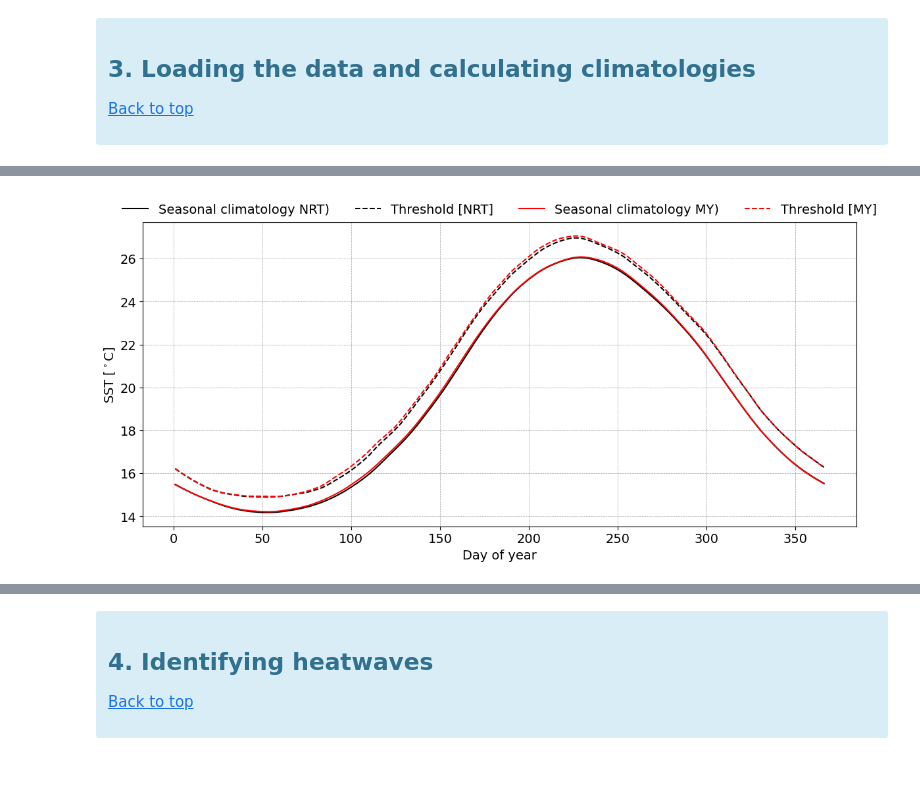
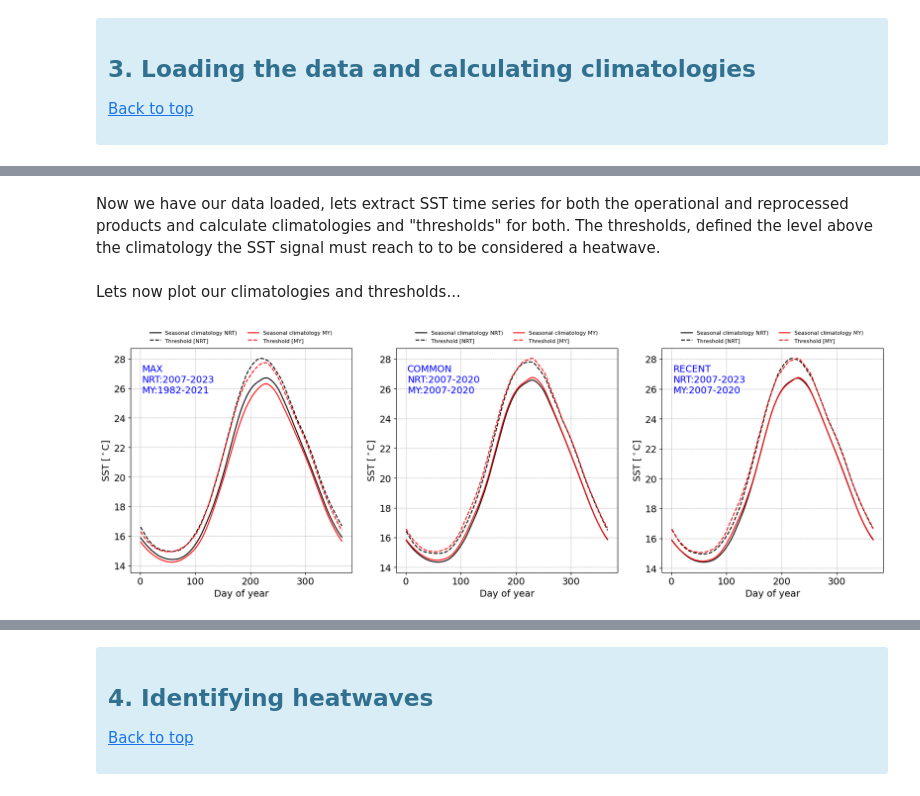
Before and after one commit to wekeo/ocean-case-studies, a Jupyter notebook: Case_studies/Ocean_phenomena/Basin_scale_variability/Atlantic_Med_SST_anomalies_MHW_2023/Med_MHW_2023.ipynb, the cells around one changed output, grey strips where cells are left out. Drawn from its saved outputs; the diff is of its cells as text; code cells hidden in the pictures.

```diff
--- a/Case_studies/Ocean_phenomena/Basin_scale_variability/Atlantic_Med_SST_anomalies_MHW_2023/Med_MHW_2023.ipynb
+++ b/Case_studies/Ocean_phenomena/Basin_scale_variability/Atlantic_Med_SST_anomalies_MHW_2023/Med_MHW_2023.ipynb
@@ -143,4 +158,0 @@ Calculate climatology
-# %%
-for tag in tags:
-    heatwaves[tag]["SST_time_series"] = heatwaves[tag][f"dataset"]["analysed_sst"] - 273.15
-    heatwaves[tag]["clim"] = threshold(heatwaves[tag]["SST_time_series"])
@@ -149,20 +178,37 @@ Plot
+# %% [markdown]
+Now we have our data loaded, lets extract SST time series for both the operational and reprocessed products and calculate climatologies and "thresholds" for both. The thresholds, defined the level above the climatology the SST signal must reach to to be considered a heatwave.
+# %%
+for tag in tags:
+    for start_year, end_year, experiment in zip(start_years[tag], end_years[tag], experiments):
+        heatwaves[tag][experiment] = {}
+        heatwaves[tag][experiment]["SST_time_series"] = heatwaves[tag][f"dataset"]["analysed_sst"].sel(time=slice(f'{start_year}-01-01', f'{end_year}-12-31')) - 273.15
+        heatwaves[tag][experiment]["DoY"] = heatwaves[tag][f"dataset"]["DoY"].sel(time=slice(f'{start_year}-01-01', f'{end_year}-12-31'))
+        heatwaves[tag][experiment]["clim"] = threshold(heatwaves[tag][experiment]["SST_time_series"])
+        heatwaves[tag][experiment]["max_year"] = np.array(heatwaves[tag][experiment]["SST_time_series"][-1].time.dt.year)
+        heatwaves[tag][experiment]["min_year"] = np.array(heatwaves[tag][experiment]["SST_time_series"][0].time.dt.year)
+# %% [markdown]
+Lets now plot our climatologies and thresholds...
 # %%
-plt.figure(figsize=(14, 6))
+plt.figure(figsize=(20, 6))
 plt.rc('font', size=14)
+gs = gridspec.GridSpec(1, 3)
 
-plots = [] ; labels = []
-for tag, plot_col in zip(tags, ["k", "r"]):
-    DS = heatwaves[tag]
-    p1, = plt.plot(DS["clim"].doy, DS["clim"].seas, c=plot_col)
-    p2, = plt.plot(DS["clim"].doy, DS["clim"].thresh, c=plot_col, linestyle='--')
-    plots.append([p1, p2])
-    labels.append([f"Seasonal climatology {tag})", f"Threshold [{tag}]"])
-
-plt.grid(color='0.25', linestyle='--', linewidth=0.5, alpha=0.5)
-plt.legend([item for sublist in plots for item in sublist], [item for sublist in labels for item in sublist],
-           frameon=False, bbox_to_anchor=(0.5, 1.10), loc='upper center', ncol=4)
-plt.xlabel(r'Day of year')
-plt.ylabel(r'SST [$^\circ$C]')
+for experiment, plot_number in zip(experiments, range(3)):
+    axes = plt.subplot(gs[0, plot_number])
+    plots = [] ; labels = []; annot = experiment.upper()
+    for tag, plot_col in zip(tags, ["k", "r"]):
+        DS = heatwaves[tag][experiment]
+        p1, = axes.plot(DS["clim"].doy, DS["clim"].seas, c=plot_col)
+        p2, = axes.plot(DS["clim"].doy, DS["clim"].thresh, c=plot_col, linestyle='--')
+        plots.append([p1, p2])
+        labels.append([f"Seasonal climatology {tag})", f"Threshold [{tag}]"])
+        annot = annot + "\n" + f"{tag}:{DS['min_year']}-{DS['max_year']}"
+    plt.grid(color='0.25', linestyle='--', linewidth=0.5, alpha=0.5)
+    plt.legend([item for sublist in plots for item in sublist], [item for sublist in labels for item in sublist],
+               frameon=False, bbox_to_anchor=(0.5, 1.10), loc='upper center', ncol=2, fontsize=8)
+    plt.annotate(annot, (0.05, 0.8), xycoords="axes fraction", color='b')
+    plt.xlabel(r'Day of year')
+    plt.ylabel(r'SST [$^\circ$C]')
 plt.show()
 # %% [output]
-[figure, old version]
+[figure, new version]
```
Also changed, not shown: parts of 27 cells of this notebook, 2 other files.
